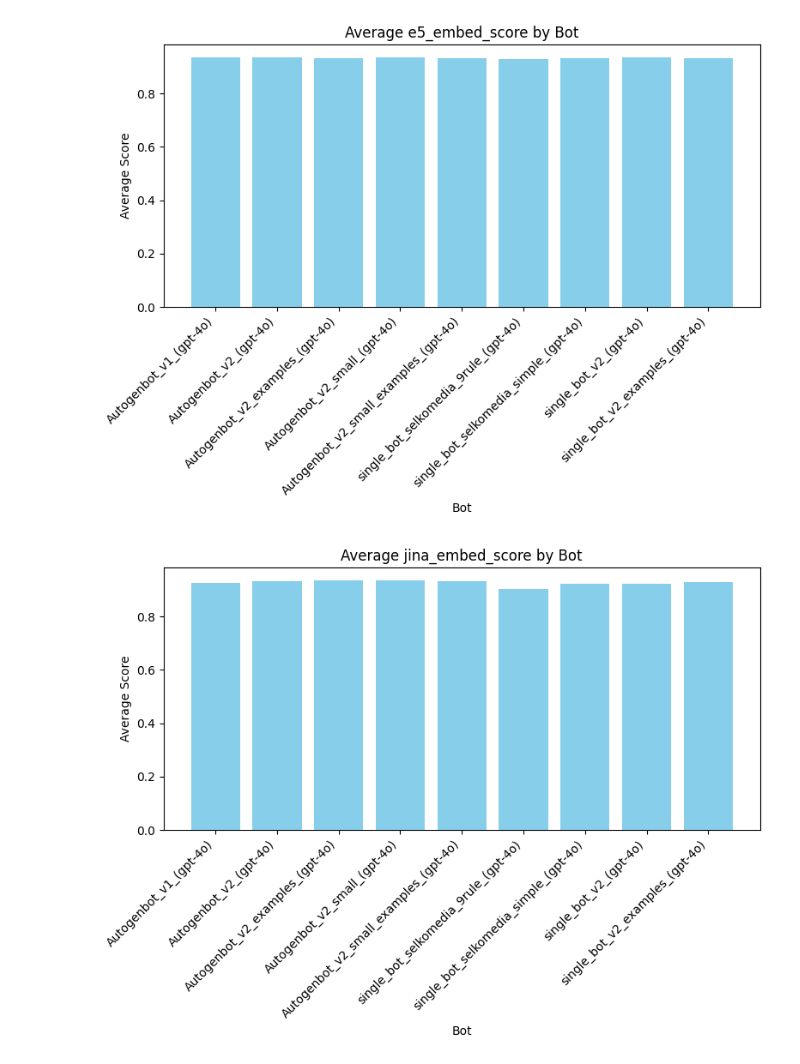
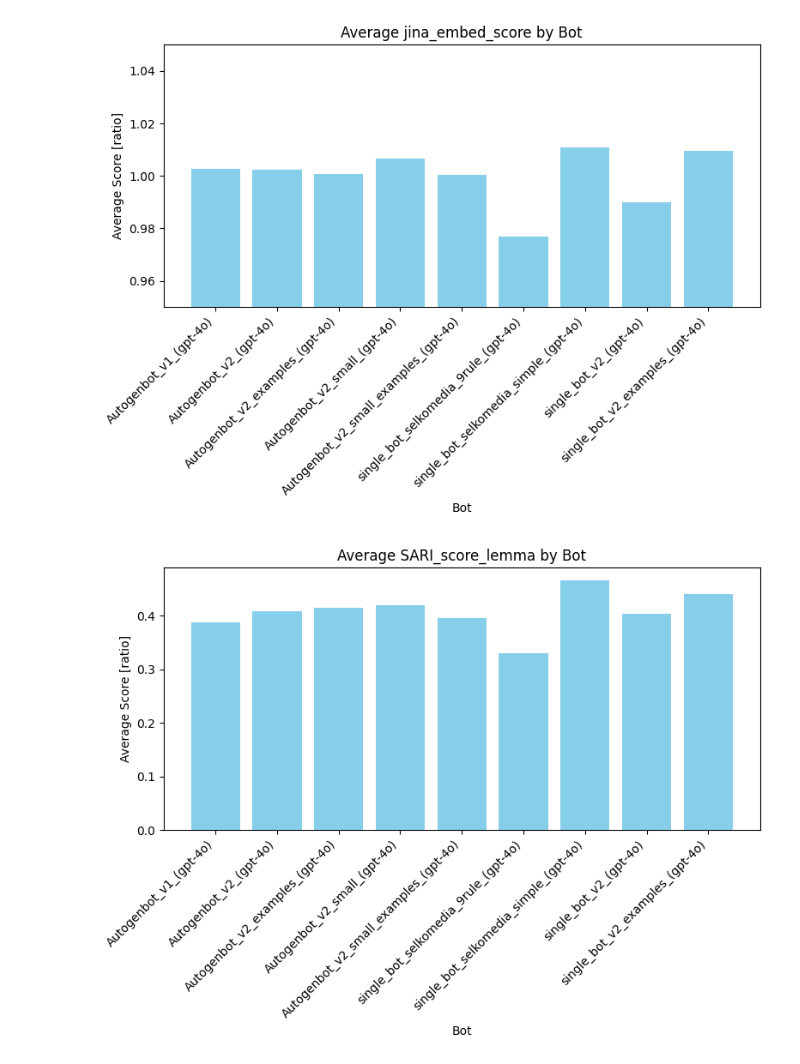
Before and after one commit to kauttoj/HH_selkobot, a Jupyter notebook: evaluation_plots.ipynb, the cells around one changed output. Saved outputs shown, nothing was run; the diff lists cells and outputs as text; code cells hidden in the pictures.

```diff
--- a/evaluation_plots.ipynb
+++ b/evaluation_plots.ipynb
@@ -8,6 +8,7 @@ df = df0.copy()
 texts = df['id'].to_list()
 bots = (['_'.join(x.split('_')[1:]) for x in texts])
 texts = ([x.split('_')[0] for x in texts])
+print(f'{len(df)} samples with total {len(set(texts))} different texts')
 text_id = set(texts)
 df['sample'] = texts
 df['bot']=bots
@@ -24,3 +25,12 @@ for col in float_columns:
 
 # Convert other columns to string
 df[['id', 'sample', 'bot']] = df[['id', 'sample', 'bot']].astype(str)
+
+columns_of_interest = [
+    "jina_embed_score", "SARI_score_lemma",
+    "openai_custom_score", "openai_embed_score", "openai_selkomittari_score",
+    "geval_score", "length_ratio"
+]
+float_columns = [x for x in float_columns if x in columns_of_interest]
+
+df = df[columns_of_interest + ['id', 'sample', 'bot']]
@@ -41,24 +53,26 @@ grouped_df
 # %%
 # Group by 'bot' and calculate the mean for each column
 grouped_df = df.groupby('bot')[float_columns].mean().reset_index()
 
 # Plotting each score as a separate line plot for comparison across bots
-metrics = [
-    "e5_embed_score", "jina_embed_score", "SARI_score", "SARI_score_lemma",
-    "openai_custom_score", "openai_embed_score", "openai_selkomittari_score",
-    "geval_score", "length_ratio"
-]
+metrics = columns_of_interest
 
 # Creating separate bar plots for each metric
 for metric in float_columns:
     plt.figure(figsize=(8, 6))
-    plt.bar(grouped_df['bot'], grouped_df[metric], color='skyblue')
+    if 'embed' in metric:
+        y = grouped_df[metric]
+        y = y/np.mean(y)
+        plt.bar(grouped_df['bot'], y, color='skyblue')
+        plt.ylim([0.95,1.05])
+    else:
+        plt.bar(grouped_df['bot'], grouped_df[metric], color='skyblue')
     plt.xlabel("Bot")
-    plt.ylabel("Average Score")
+    plt.ylabel("Average Score [ratio]")
     plt.title(f"Average {metric} by Bot")
     plt.xticks(rotation=45, ha="right")
     plt.tight_layout()
     plt.show()
 # %% [output]
-[figure, old version]
+[figure, new version]
-[figure, old version]
+[figure, new version]
```
Also changed, not shown: parts of 4 cells of this notebook, 2 other files.
